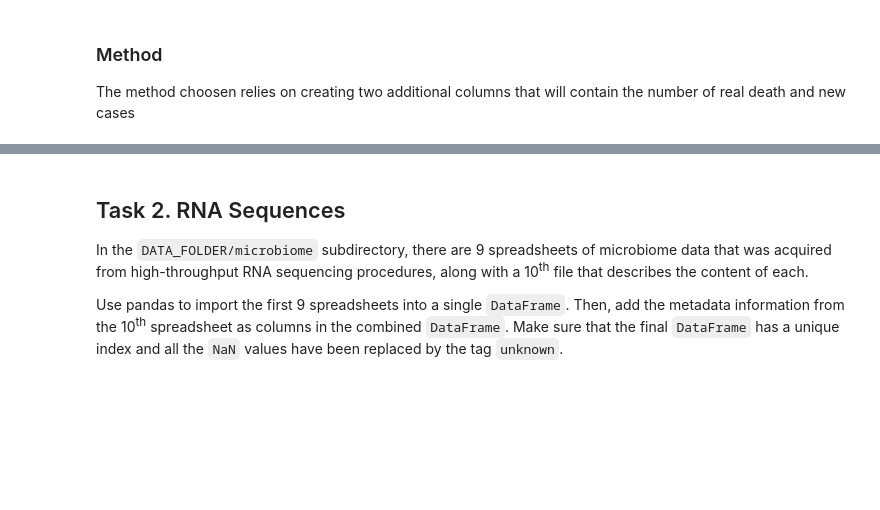
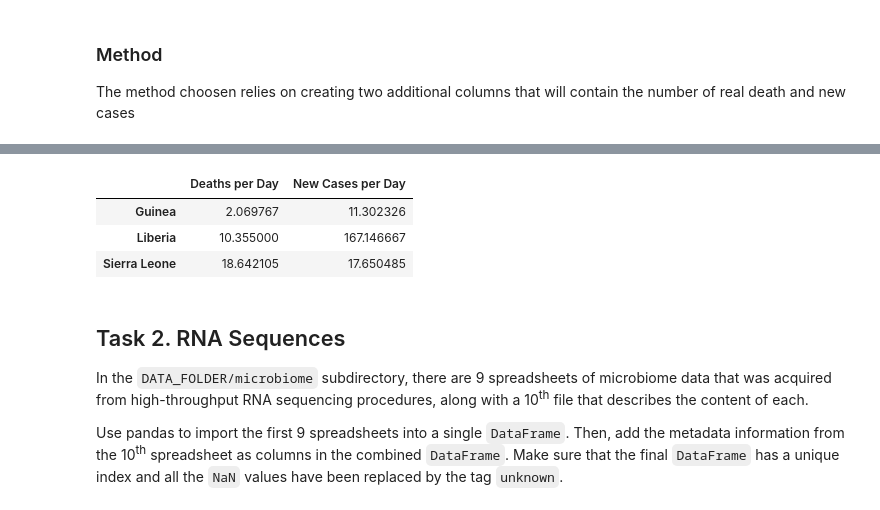
Before and after one commit to GauravPasari/ADA_Group_Tota_Pasari_Prelot, a Jupyter notebook: Homework 1_LP_Modified-LP.ipynb, the cells around one changed output, grey strips where cells are left out. Drawn from its saved outputs; the diff is of its cells as text; code cells hidden in the pictures; blank space fills up the shorter version.

```diff
--- a/Homework 1_LP_Modified-LP.ipynb
+++ b/Homework 1_LP_Modified-LP.ipynb
@@ -82,8 +56,9 @@ bigframe
+# %%
+# Reformat Dates
+merged_table['Date'] = merged_table['Date'].apply(parse)
 # %% [markdown]
 ### Method
 The method choosen relies on creating two additional columns that will contain the number of real death and new cases
 # %%
-# Set country and dates as indexes
-
-bigframe2 = bigframe.set_index(['country','date'])
-bigframe2
+# Set country and date as indexes
+merged_table = merged_table.set_index(['Country','Date'])
@@ -206,9 +116,3 @@ bigframe2.loc[countr][bigframe2.loc[countr].variable.str.contains(pattern2)]
 # %%
 '''Choice of new cases, identify cases to take into accout'''
-
-caseperday=np.array(['New Case/s (Suspected)','New Case/s (Probable)','New case/s (confirmed)','Total new cases registered so far','New cases of confirmed among health workers','new_confirmed','new_probable','new_suspected'])
-'''liberia: SUM('New Case/s (Suspected)','New Case/s (Probable)','New case/s (confirmed)',
-        guinea:SUM(New cases of confirmed among health workers,Total new cases registered so far)
-        sierraleone SUM(new_confirmed,new_probable,new_suspected )
-'''
-caseperday
+caseperday = ['New Case/s (Suspected)' ,'New Case/s (Probable)', 'New case/s (confirmed)', 'Total new cases registered so far', 'New cases of confirmed among health workers', 'new_confirmed', 'new_probable', 'new_suspected']
@@ -286,3 +174,35 @@ summaryframe2
+# %%
+# Create a columns with the deaths and one with the new cases and remove Nas
+merged_table['deaths_per_day'] = np.where(merged_table.Variable.isin(deathperday), merged_table['National'], 0)
+merged_table['cases_per_day'] = np.where(merged_table.Variable.isin(caseperday), merged_table['National'], 0)
+merged_table.deaths_per_day.fillna(0, inplace=True)
+merged_table.cases_per_day.fillna(0, inplace=True)
+merged_table['deaths_per_day'] = pd.to_numeric(merged_table.deaths_per_day)
+merged_table['cases_per_day'] = pd.to_numeric(merged_table.cases_per_day)
+
+
+liberia_deaths = merged_table.loc['Liberia'][merged_table.loc['Liberia'].Variable.isin(deathperday)]
+liberia_new_cases = merged_table.loc['Liberia'][merged_table.loc['Liberia'].Variable.isin(caseperday)]
+
+guinea_deaths = merged_table.loc['Guinea'][merged_table.loc['Guinea'].Variable.isin(deathperday)]
+guinea_new_cases = merged_table.loc['Guinea'][merged_table.loc['Guinea'].Variable.isin(caseperday)]
+
+sl_deaths_per_day = (sus_total/float(days_sus)) + (prob_total/float(days_prob)) + (confirm_total/float(days_confirm))
+sl_new_cases = merged_table.loc['Sierra Leone'][merged_table.loc['Sierra Leone'].Variable.isin(caseperday)]
+
+deaths_per_day = [guinea_deaths.deaths_per_day.agg(np.mean), liberia_deaths.deaths_per_day.agg(np.mean), sl_deaths_per_day]
+new_cases_per_day = [guinea_new_cases.cases_per_day.agg(np.mean), liberia_new_cases.cases_per_day.agg(np.mean), sl_new_cases.cases_per_day.agg(np.mean)]
+# %%
+Countries = ['Guinea', 'Liberia', 'Sierra Leone']
+Summary = pd.DataFrame(index = Countries)
+Summary['Deaths per Day'] = deaths_per_day
+Summary['New Cases per Day'] = new_cases_per_day
+Summary
+# %% [output]
+|  | Deaths per Day | New Cases per Day |
+| Guinea | 2.069767 | 11.302326 |
+| Liberia | 10.355000 | 167.146667 |
+| Sierra Leone | 18.642105 | 17.650485 |
 # %% [markdown]
 ## Task 2. RNA Sequences
 
```
Also changed, not shown: parts of 37 cells of this notebook.
